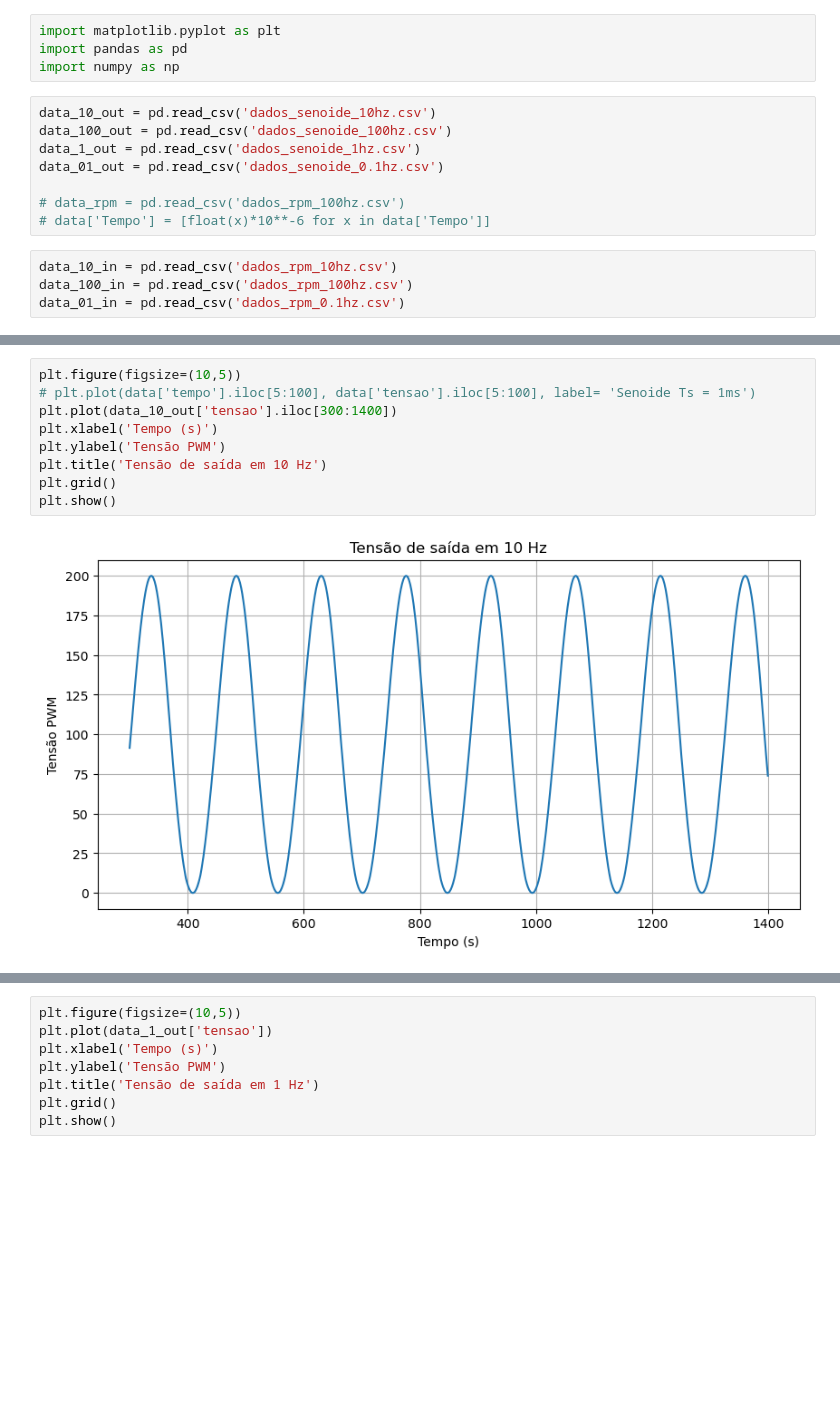
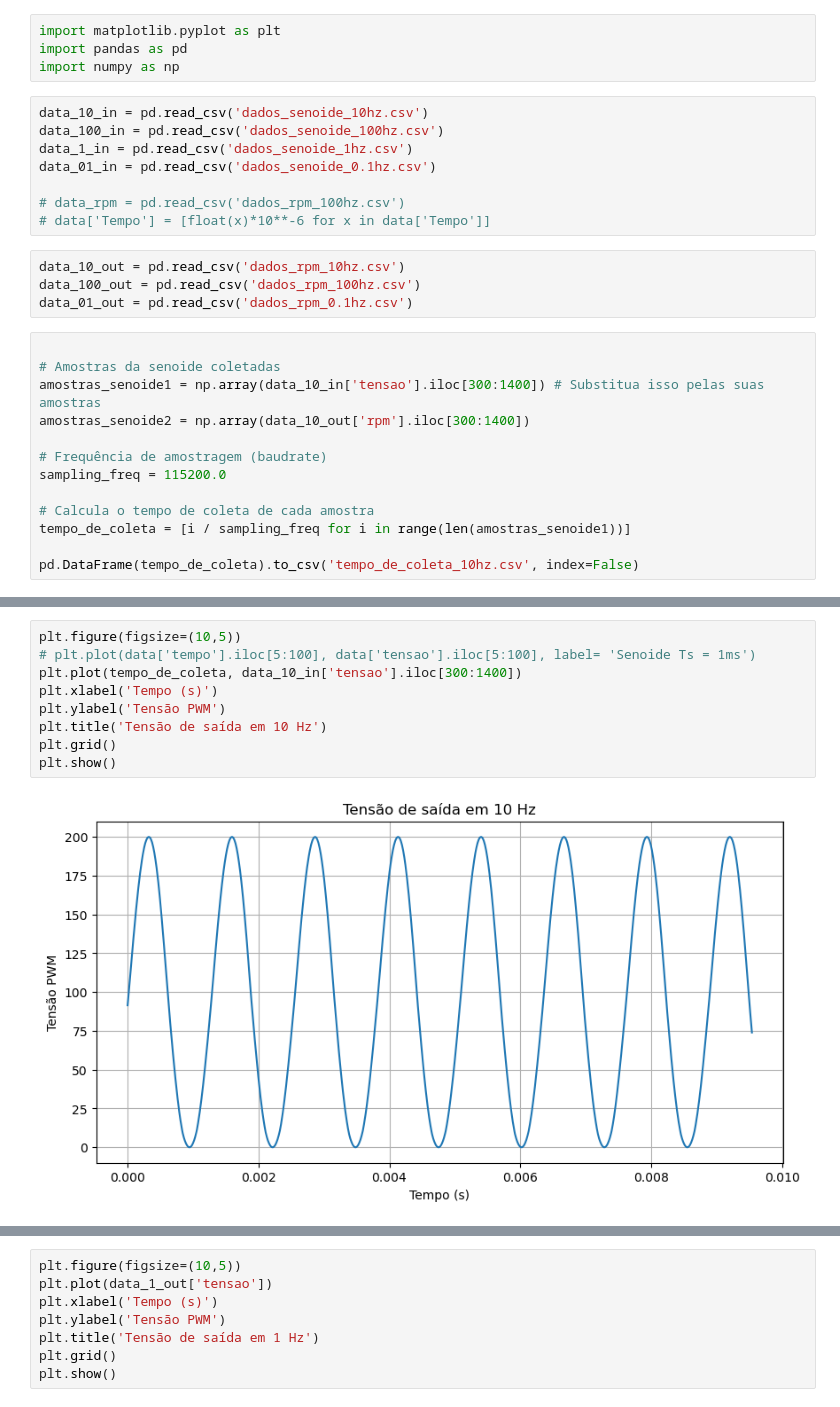
Before and after one commit to camillemotajf/lab_controle, a Jupyter notebook: plot_senoide.ipynb, the cells around one changed output, grey strips where cells are left out. Saved outputs shown, nothing was run; the diff lists cells and outputs as text; blank space fills up the shorter version.

Commit message:
Adicionando o tempo nos gráficos

```diff
--- a/plot_senoide.ipynb
+++ b/plot_senoide.ipynb
@@ -3,14 +3,27 @@ import matplotlib.pyplot as plt
 import pandas as pd
 import numpy as np
 # %%
-data_10_out = pd.read_csv('dados_senoide_10hz.csv')
-data_100_out = pd.read_csv('dados_senoide_100hz.csv')
-data_1_out = pd.read_csv('dados_senoide_1hz.csv')
-data_01_out = pd.read_csv('dados_senoide_0.1hz.csv')
+data_10_in = pd.read_csv('dados_senoide_10hz.csv')
+data_100_in = pd.read_csv('dados_senoide_100hz.csv')
+data_1_in = pd.read_csv('dados_senoide_1hz.csv')
+data_01_in = pd.read_csv('dados_senoide_0.1hz.csv')
 
 # data_rpm = pd.read_csv('dados_rpm_100hz.csv')
 # data['Tempo'] = [float(x)*10**-6 for x in data['Tempo']]
 # %%
-data_10_in = pd.read_csv('dados_rpm_10hz.csv')
-data_100_in = pd.read_csv('dados_rpm_100hz.csv')
-data_01_in = pd.read_csv('dados_rpm_0.1hz.csv')
+data_10_out = pd.read_csv('dados_rpm_10hz.csv')
+data_100_out = pd.read_csv('dados_rpm_100hz.csv')
+data_01_out = pd.read_csv('dados_rpm_0.1hz.csv')
+# %%
+
+# Amostras da senoide coletadas
+amostras_senoide1 = np.array(data_10_in['tensao'].iloc[300:1400]) # Substitua isso pelas suas amostras
+amostras_senoide2 = np.array(data_10_out['rpm'].iloc[300:1400])
+
+# Frequência de amostragem (baudrate)
+sampling_freq = 115200.0
+
+# Calcula o tempo de coleta de cada amostra
+tempo_de_coleta = [i / sampling_freq for i in range(len(amostras_senoide1))]
+
+pd.DataFrame(tempo_de_coleta).to_csv('tempo_de_coleta_10hz.csv', index=False)
@@ -17,14 +54,14 @@ data_01_in = pd.read_csv('dados_rpm_0.1hz.csv')
 # %%
 plt.figure(figsize=(10,5))
 # plt.plot(data['tempo'].iloc[5:100], data['tensao'].iloc[5:100], label= 'Senoide Ts = 1ms')
-plt.plot(data_10_out['tensao'].iloc[300:1400])
+plt.plot(tempo_de_coleta, data_10_in['tensao'].iloc[300:1400])
 plt.xlabel('Tempo (s)')
 plt.ylabel('Tensão PWM')
 plt.title('Tensão de saída em 10 Hz')
 plt.grid()
 plt.show()
 # %% [output]
-[figure, old version]
+[figure, new version]
 # %%
 plt.figure(figsize=(10,5))
 # plt.plot(data['tempo'].iloc[5:100], data['tensao'].iloc[5:100], label= 'Senoide Ts = 1ms')
```
Also changed, not shown: parts of 4 cells of this notebook, 4 other files.
